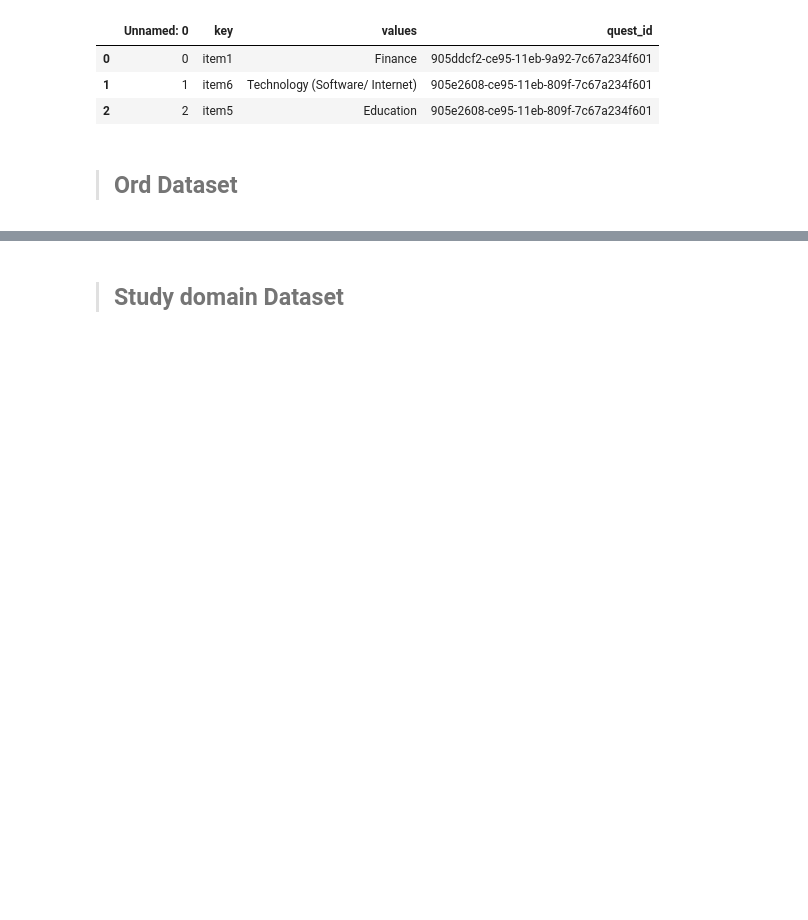
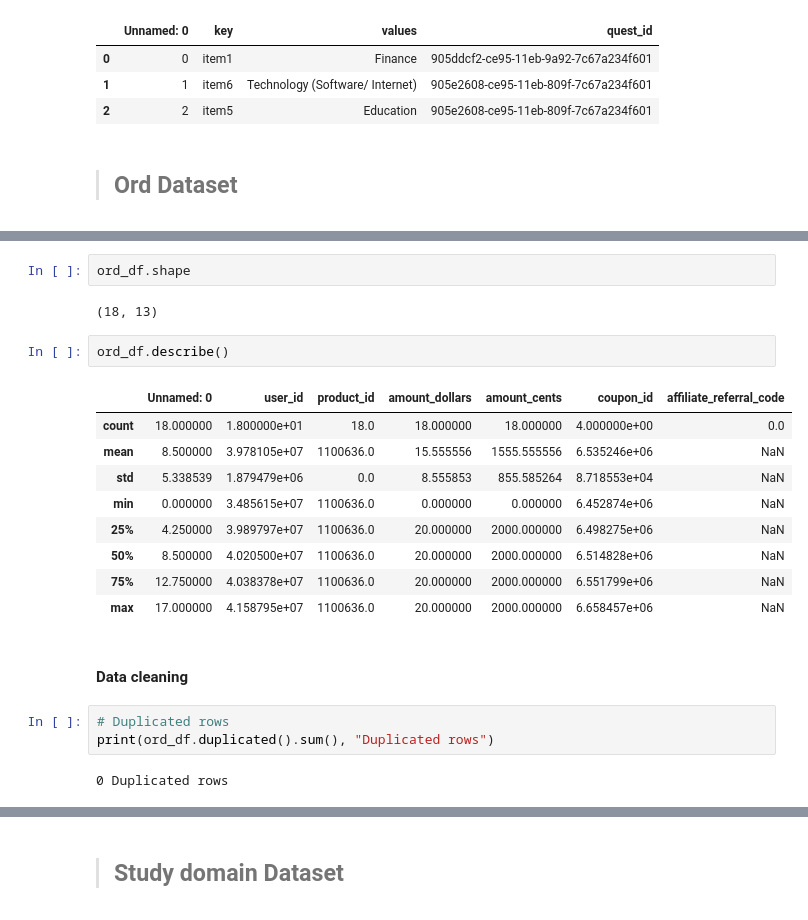
Before and after one commit to kesnel/Project-Data-Processing, a Jupyter notebook: data.ipynb, the cells around one changed output, grey strips where cells are left out. Cells and saved outputs as stored; diff of their text form; blank space fills up the shorter version.

Commit message:
Cleaning all our dataframe before reply to our questions

```diff
--- a/data.ipynb
+++ b/data.ipynb
@@ -251,0 +267,23 @@ ord_df.head(3)
+# %%
+ord_df.shape
+# %% [output]
+(18, 13)
+# %%
+ord_df.describe()
+# %% [output]
+|  | Unnamed: 0 | user_id | product_id | amount_dollars | amount_cents | coupon_id | affiliate_referral_code |
+| count | 18.000000 | 1.800000e+01 | 18.0 | 18.000000 | 18.000000 | 4.000000e+00 | 0.0 |
+| mean | 8.500000 | 3.978105e+07 | 1100636.0 | 15.555556 | 1555.555556 | 6.535246e+06 | NaN |
+| std | 5.338539 | 1.879479e+06 | 0.0 | 8.555853 | 855.585264 | 8.718553e+04 | NaN |
+| min | 0.000000 | 3.485615e+07 | 1100636.0 | 0.000000 | 0.000000 | 6.452874e+06 | NaN |
+| 25% | 4.250000 | 3.989797e+07 | 1100636.0 | 20.000000 | 2000.000000 | 6.498275e+06 | NaN |
+| 50% | 8.500000 | 4.020500e+07 | 1100636.0 | 20.000000 | 2000.000000 | 6.514828e+06 | NaN |
+| 75% | 12.750000 | 4.038378e+07 | 1100636.0 | 20.000000 | 2000.000000 | 6.551799e+06 | NaN |
+| max | 17.000000 | 4.158795e+07 | 1100636.0 | 20.000000 | 2000.000000 | 6.658457e+06 | NaN |
+# %% [markdown]
+#### Data cleaning
+# %%
+# Duplicated rows
+print(ord_df.duplicated().sum(), "Duplicated rows")
+# %% [output]
+0 Duplicated rows
```
Also changed, not shown: parts of 49 cells of this notebook.
